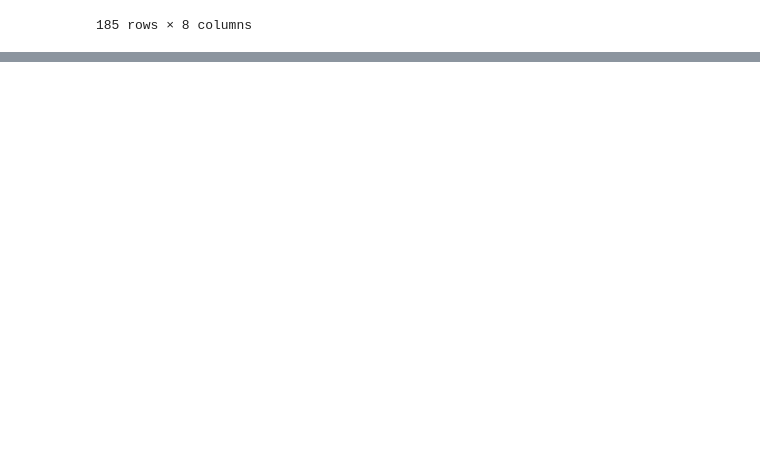
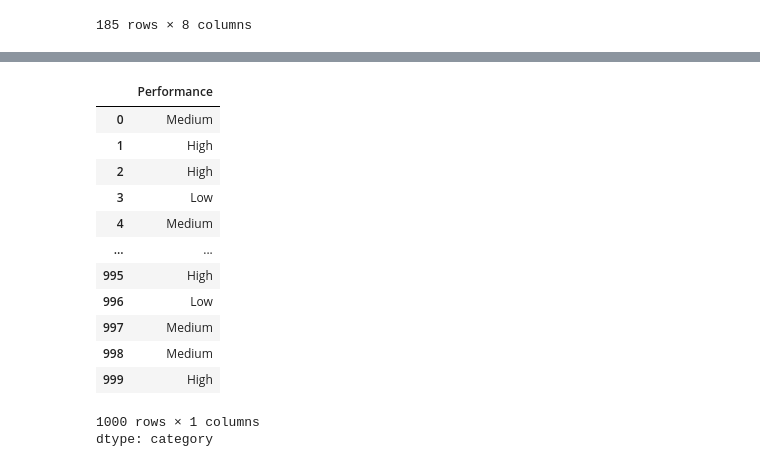
Before and after one commit to Jaydale3221/Practice, a Jupyter notebook: Numpy_Pandas_Project.ipynb, the cells around one changed output, grey strips where cells are left out. Saved outputs shown, nothing was run; the diff lists cells and outputs as text; code cells hidden in the pictures; blank space fills up the shorter version.

```diff
--- a/Numpy_Pandas_Project.ipynb
+++ b/Numpy_Pandas_Project.ipynb
@@ -183,0 +231,17 @@ df[(df["Reading"] > 80) & (df["Writing"] >80)]
+# %%
+df['Performance']
+# %% [output]
+|  | Performance |
+| 0 | Medium |
+| 1 | High |
+| 2 | High |
+| 3 | Low |
+| 4 | Medium |
+| ... | ... |
+| 995 | High |
+| 996 | Low |
+| 997 | Medium |
+| 998 | Medium |
+| 999 | High |
+1000 rows × 1 columns
+dtype: category
```
Also changed, not shown: parts of 8 cells of this notebook.
